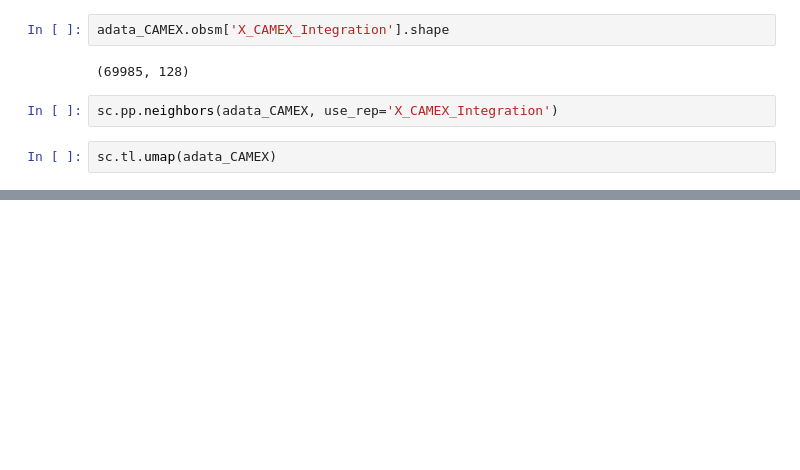
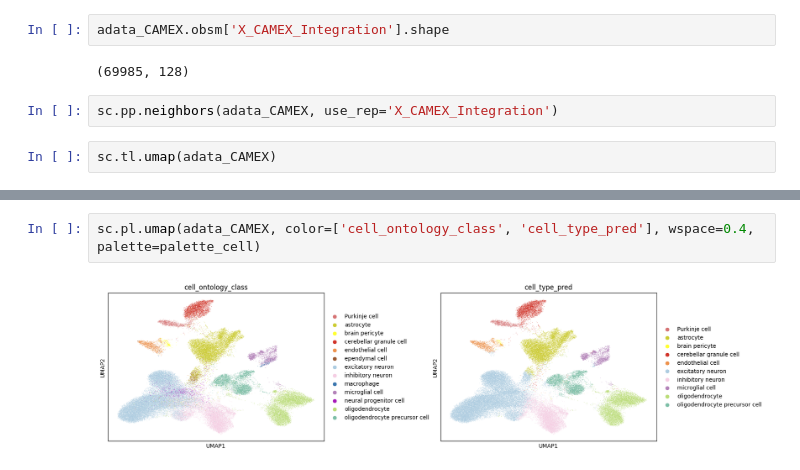
Before and after one commit to CocoGzh/CAMEX_Tutorials, a Jupyter notebook: docs/source/integration_annotation_in_relatives_distant_species.ipynb, the cells around one changed output, grey strips where cells are left out. Drawn from its saved outputs; the diff is of its cells as text; blank space fills up the shorter version.

```diff
--- a/docs/source/integration_annotation_in_relatives_distant_species.ipynb
+++ b/docs/source/integration_annotation_in_relatives_distant_species.ipynb
@@ -171,0 +266,4 @@ sc.pl.umap(adata_CAMEX, color=['batch', 'cell_ontology_class'], wspace=0.6)
+# %%
+sc.pl.umap(adata_CAMEX, color=['cell_ontology_class', 'cell_type_pred'], wspace=0.4, palette=palette_cell)
+# %% [output]
+[figure, added]
```
Also changed, not shown: parts of 24 cells of this notebook.
